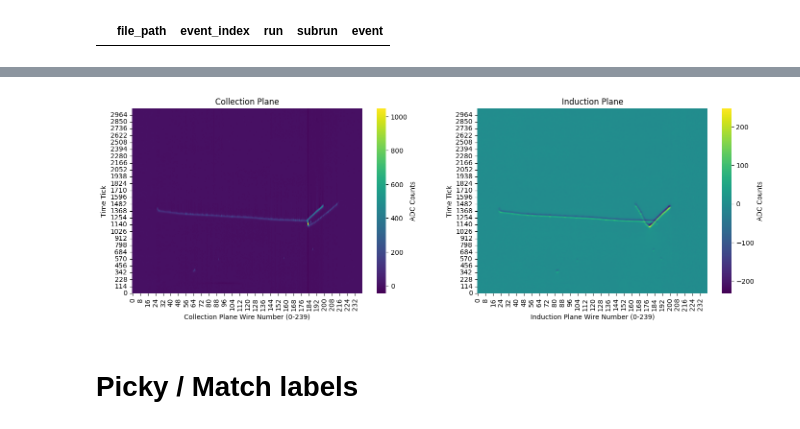
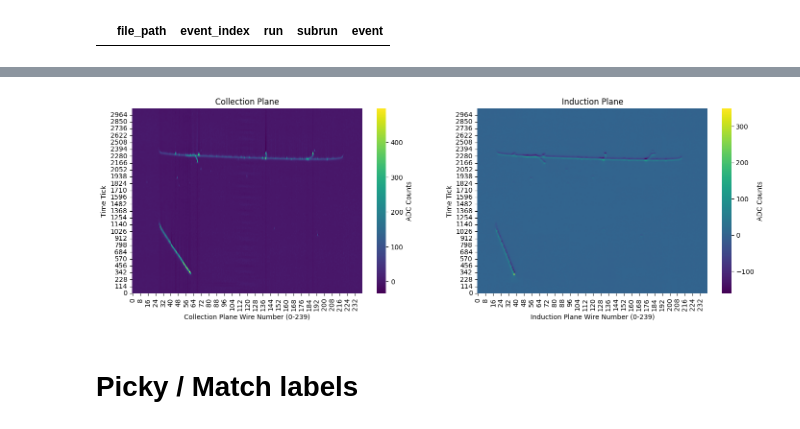
Before and after one commit to mohummudh/proton-deuteron, a Jupyter notebook: kaons/data.ipynb, the cells around one changed output, grey strips where cells are left out. Cells and saved outputs as stored; diff of their text form; code cells hidden in the pictures.

```diff
--- a/kaons/data.ipynb
+++ b/kaons/data.ipynb
@@ -133,7 +123,7 @@ ValueError: Invalid affine transformation matrix
 # %%
-display(5)
+display(29)
 # %% [output]
-[figure, old version]
+[figure, new version]
 # %% [markdown]
 # Picky / Match labels
 # %%
```
Also changed, not shown: parts of 2 cells of this notebook, 1 other file.
